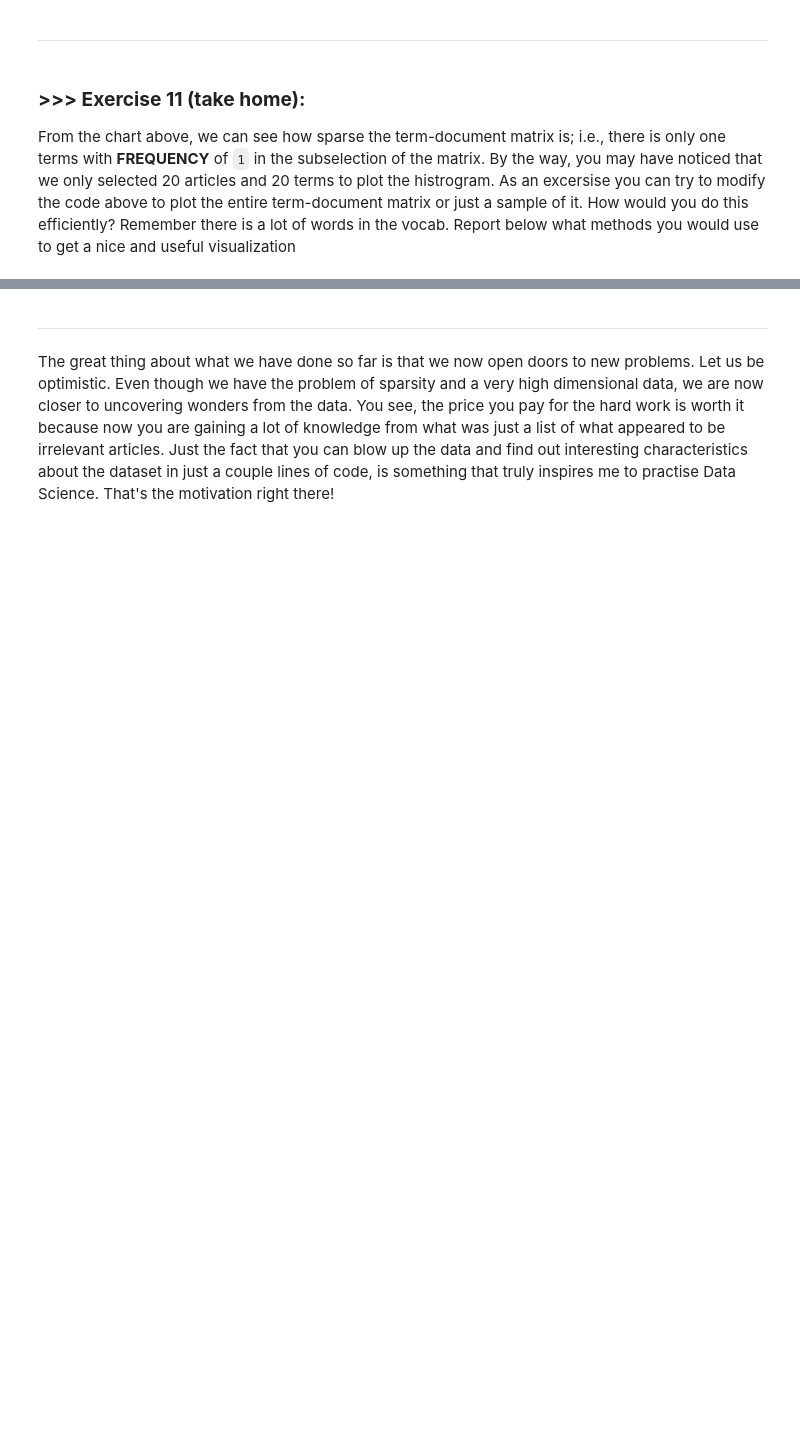
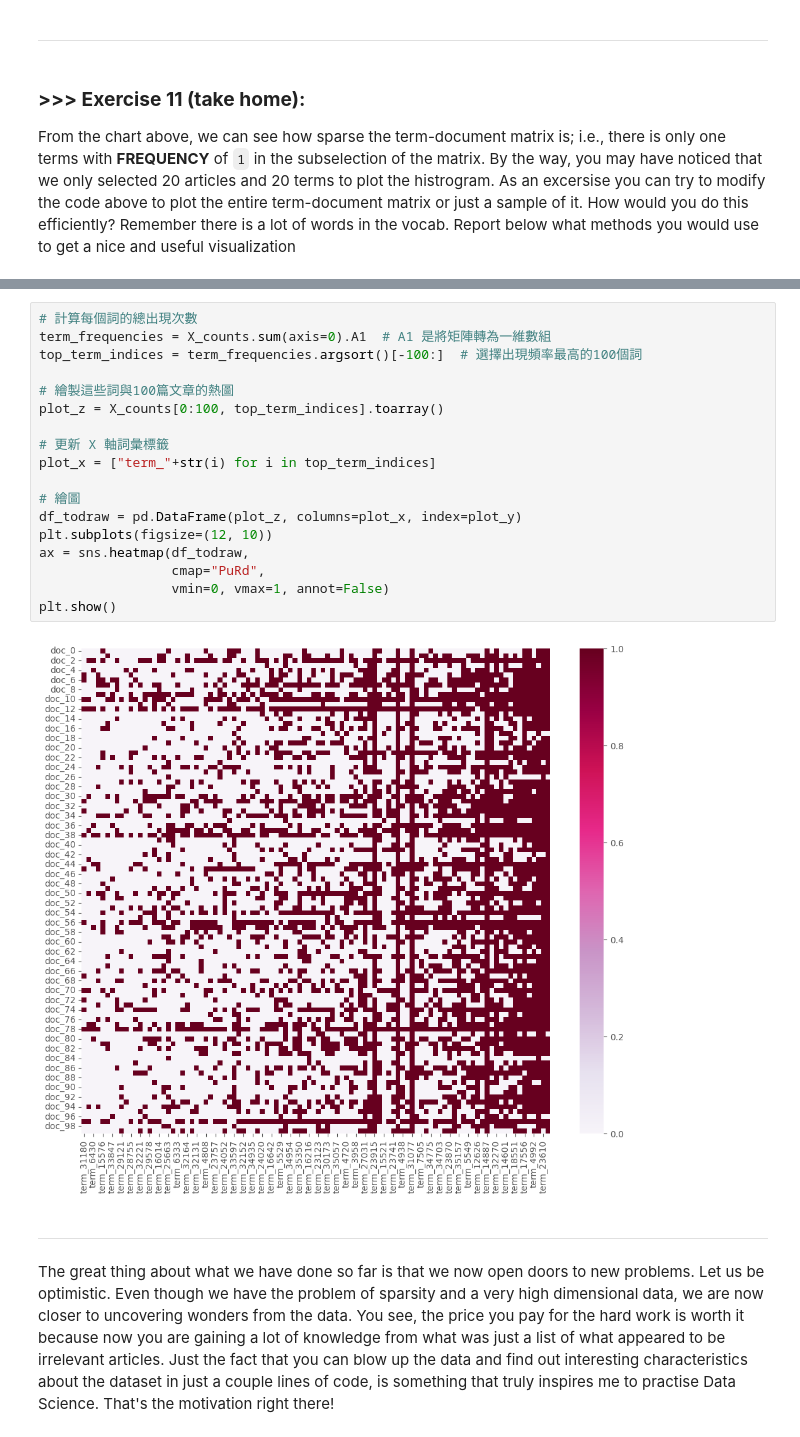
Before and after one commit to Kevindic0214/DM2024-Lab1-Master, a Jupyter notebook: DM2024-Lab1-Master.ipynb, the cells around one changed output, grey strips where cells are left out. Drawn from its saved outputs; the diff is of its cells as text; blank space fills up the shorter version.

```diff
--- a/DM2024-Lab1-Master.ipynb
+++ b/DM2024-Lab1-Master.ipynb
@@ -1166,3 +1187,23 @@ From the chart above, we can see how sparse the term-document matrix is; i.e., t
+# %%
+# 計算每個詞的總出現次數
+term_frequencies = X_counts.sum(axis=0).A1  # A1 是將矩陣轉為一維數組
+top_term_indices = term_frequencies.argsort()[-100:]  # 選擇出現頻率最高的100個詞
+
+# 繪製這些詞與100篇文章的熱圖
+plot_z = X_counts[0:100, top_term_indices].toarray()
+
+# 更新 X 軸詞彙標籤
+plot_x = ["term_"+str(i) for i in top_term_indices]
+
+# 繪圖
+df_todraw = pd.DataFrame(plot_z, columns=plot_x, index=plot_y)
+plt.subplots(figsize=(12, 10))
+ax = sns.heatmap(df_todraw,
+                 cmap="PuRd",
+                 vmin=0, vmax=1, annot=False)
+plt.show()
+# %% [output]
+[figure, added]
 # %% [markdown]
 ---
 # %% [markdown]
```
Also changed, not shown: parts of 30 cells of this notebook, 4 other files.
